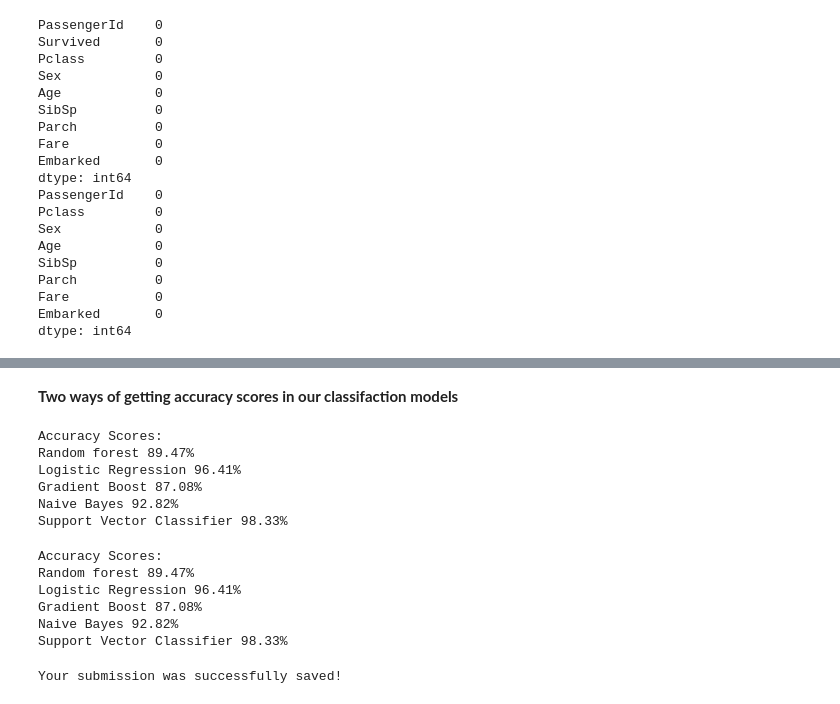
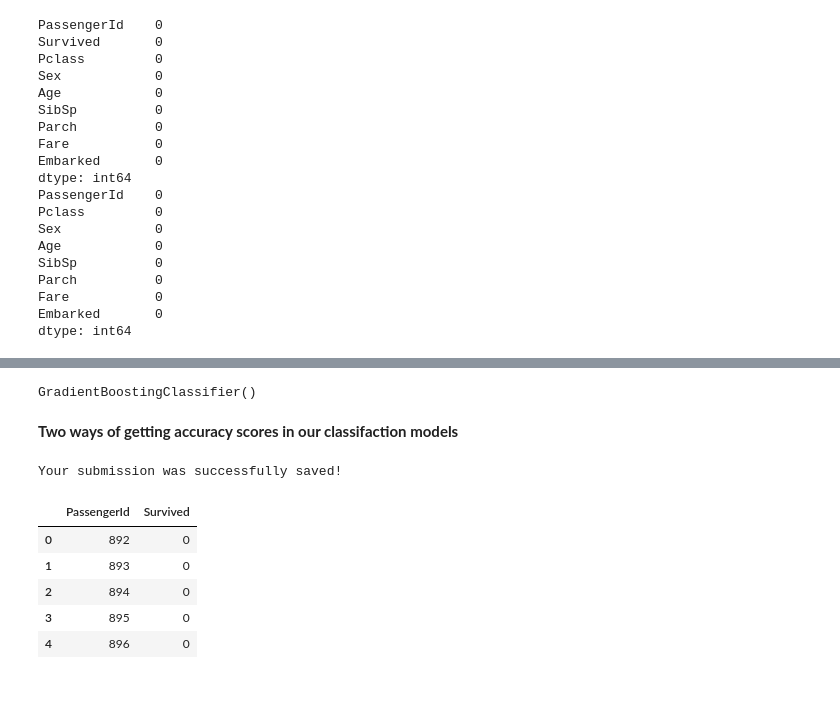
Before and after one commit to MPragya-20/titanic-data-analysis, a Jupyter notebook: titanic-data-analysis.ipynb, the cells around one changed output, grey strips where cells are left out. Saved outputs shown, nothing was run; the diff lists cells and outputs as text; code cells hidden in the pictures.

```diff
--- a/titanic-data-analysis.ipynb
+++ b/titanic-data-analysis.ipynb
@@ -294,59 +334,8 @@ SVC()
+# %%
+# Final training with the model with highest accuracy, i.e Gradient Boost Classifier 82.37%
+
+gb_model.fit(X_train, Y_train.ravel())
+# %% [output]
+GradientBoostingClassifier()
 # %% [markdown]
 **Two ways of getting accuracy scores in our classifaction models**
-# %%
-# way 1: predict and get score
-
-rf_predict = rf_model.predict(X_test)
-rf_predict = np.array(rf_predict)
-rf_score = rf_model.score(X_test, y_test)
-
-lr_predict = lr_model.predict(X_test)
-lr_predict = np.array(lr_predict)
-lr_score = lr_model.score(X_test, y_test)
-
-gb_predict = gb_model.predict(X_test)
-gb_predict = np.array(gb_predict)
-gb_score = gb_model.score(X_test, y_test)
-
-nb_predict = nb_model.predict(X_test)
-nb_predict = np.array(nb_predict)
-nb_score = nb_model.score(X_test, y_test)
-
-svc_predict = svc_model.predict(X_test)
-svc_predict = np.array(svc_predict)
-svc_score = svc_model.score(X_test, y_test)
-
-print("Accuracy Scores:")
-
-print("Random forest {:0.2f}%".format(rf_score*100))
-print("Logistic Regression {:0.2f}%".format(lr_score*100))
-print("Gradient Boost {:0.2f}%".format(gb_score*100))
-print("Naive Bayes {:0.2f}%".format(nb_score*100))
-print("Support Vector Classifier {:0.2f}%".format(svc_score*100))
-# %% [output]
-Accuracy Scores:
-Random forest 89.47%
-Logistic Regression 96.41%
-Gradient Boost 87.08%
-Naive Bayes 92.82%
-Support Vector Classifier 98.33%
-# %%
-# way 1: predict and get accuracy scores compared with true y values and predicted values
-
-from sklearn.metrics import accuracy_score
-
-
-print("Accuracy Scores:")
-
-print("Random forest {:0.2f}%".format(accuracy_score(y_test, rf_predict)*100))
-print("Logistic Regression {:0.2f}%".format(accuracy_score(y_test, lr_predict)*100))
-print("Gradient Boost {:0.2f}%".format(accuracy_score(y_test, gb_predict)*100))
-print("Naive Bayes {:0.2f}%".format(accuracy_score(y_test, nb_predict)*100))
-print("Support Vector Classifier {:0.2f}%".format(accuracy_score(y_test, svc_predict)*100))
-# %% [output]
-Accuracy Scores:
-Random forest 89.47%
-Logistic Regression 96.41%
-Gradient Boost 87.08%
-Naive Bayes 92.82%
-Support Vector Classifier 98.33%
@@ -358,3 +352,14 @@ output.to_csv('submission.csv', index=False)
 print("Your submission was successfully saved!")
 # %% [output]
 Your submission was successfully saved!
+# %%
+# Titanic submission dataset is loaded.
+submitted_data = pd.read_csv("/kaggle/working/submission.csv")
+submitted_data.head(5)
+# %% [output]
+|  | PassengerId | Survived |
+| 0 | 892 | 0 |
+| 1 | 893 | 0 |
+| 2 | 894 | 0 |
+| 3 | 895 | 0 |
+| 4 | 896 | 0 |
```
Also changed, not shown: parts of 16 cells of this notebook.
